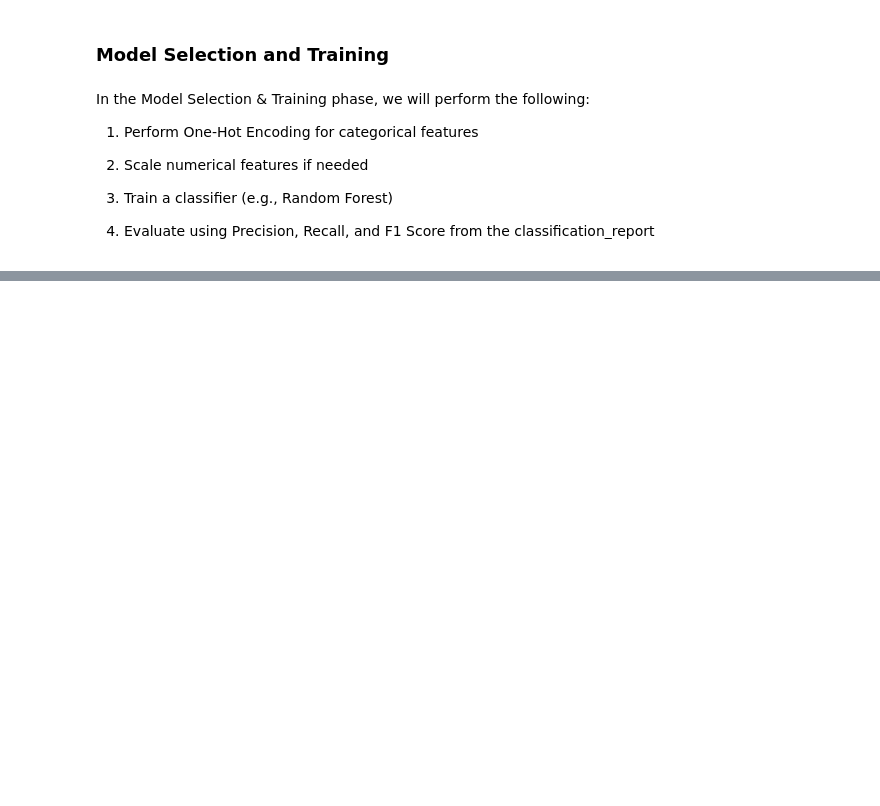
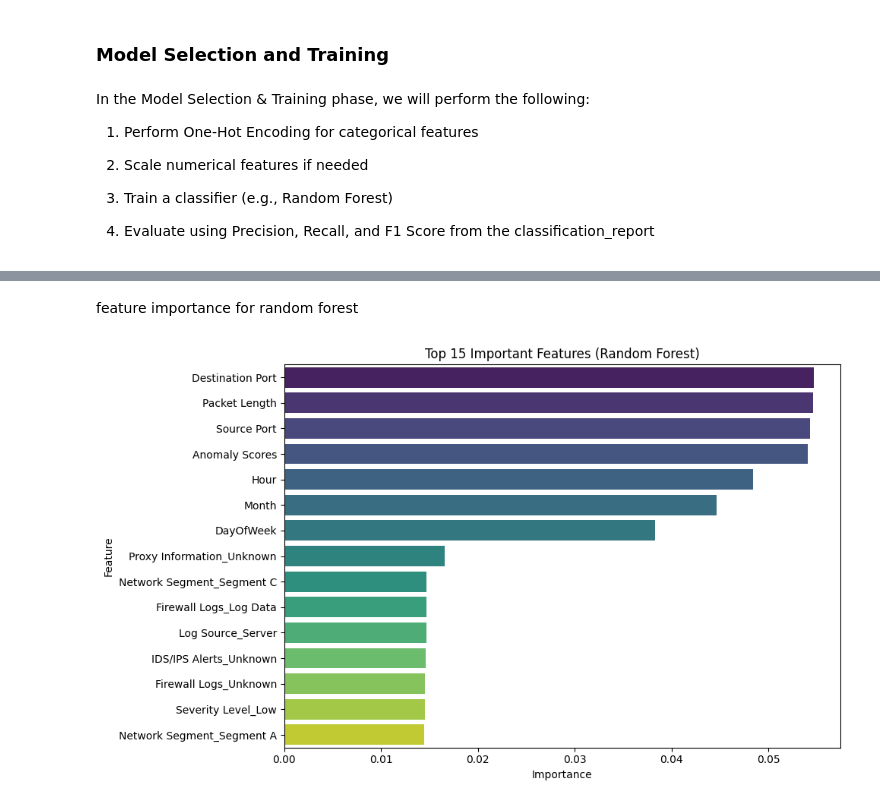
Before and after one commit to aminayusif/Intrudex, a Jupyter notebook: CyberGuard_Machine_Learning_for_Cyberattack_Detection_and_Classification.ipynb, the cells around one changed output, grey strips where cells are left out. Drawn from its saved outputs; the diff is of its cells as text; code cells hidden in the pictures; blank space fills up the shorter version.

```diff
--- a/CyberGuard_Machine_Learning_for_Cyberattack_Detection_and_Classification.ipynb
+++ b/CyberGuard_Machine_Learning_for_Cyberattack_Detection_and_Classification.ipynb
@@ -564,0 +648,32 @@ TypeError: Sparse data was passed for X, but dense data is required. Use '.toarr
+# %% [markdown]
+feature importance for random forest
+# %%
+# Fit your model
+rf = RandomForestClassifier(random_state=42)
+
+# Apply the preprocessor to the training data
+X_train_processed = preprocessor.fit_transform(X_train)
+
+rf.fit(X_train_processed, y_train)
+
+# Get feature importances
+importances = rf.feature_importances_
+
+# Get the names of the features after one-hot encoding
+# This requires getting the feature names from the one-hot encoder within the preprocessor
+ohe_feature_names = preprocessor.named_transformers_['cat'].get_feature_names_out(categorical_features)
+all_feature_names = list(numeric_features) + list(ohe_feature_names)
+
+
+# Create a DataFrame
+feat_importance_df = pd.DataFrame({'Feature': all_feature_names, 'Importance': importances})
+feat_importance_df = feat_importance_df.sort_values(by='Importance', ascending=False)
+
+# Plot
+plt.figure(figsize=(10, 6))
+sns.barplot(x='Importance', y='Feature', data=feat_importance_df.head(15), palette='viridis')
+plt.title('Top 15 Important Features (Random Forest)')
+plt.tight_layout()
+plt.show()
+# %% [output]
+[figure, added]
```
Also changed, not shown: parts of 23 cells of this notebook.
